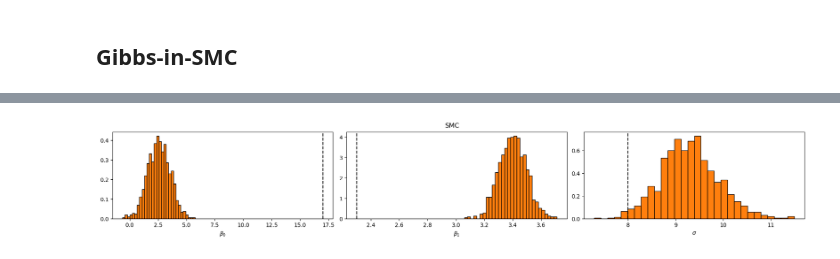
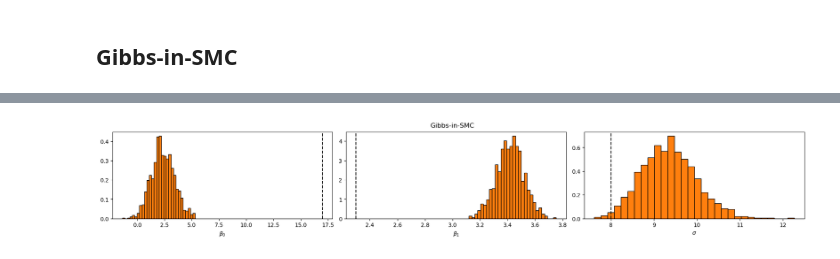
Before and after one commit to UncertaintyInComplexSystems/bamojax, a Jupyter notebook: bamojax/examples/toy_examples/linear_regression.ipynb, the cells around one changed output, grey strips where cells are left out. Drawn from its saved outputs; the diff is of its cells as text; code cells hidden in the pictures.

```diff
--- a/bamojax/examples/toy_examples/linear_regression.ipynb
+++ b/bamojax/examples/toy_examples/linear_regression.ipynb
@@ -229,15 +231,15 @@ num_mcmc_steps = 100
 num_particles = 1_000
 
 step_fns = dict(beta=normal_random_walk, sigma=normal_random_walk)
-step_fn_params = dict(beta=dict(sigma=0.05), sigma=dict(sigma=0.2))
+step_fn_params = dict(beta=dict(sigma=0.1), sigma=dict(sigma=0.5))
 
 gibbs = gibbs_sampler(LinearRegression, step_fns=step_fns, step_fn_params=step_fn_params)
 
 key, subkey = jrnd.split(key)
 
-final_state, lml, n_iter, final_info = smc_inference_loop(subkey, model=LinearRegression, kernel=gibbs, num_particles=num_particles, num_mcmc_steps=num_mcmc_steps)
+final_state_gibbs, lml, n_iter, final_info = smc_inference_loop(subkey, model=LinearRegression, kernel=gibbs, num_particles=num_particles, num_mcmc_steps=num_mcmc_steps)
 
-_ = plot_states(final_state.particles, color='tab:orange', title='SMC')
+_ = plot_states(final_state_gibbs.particles, color='tab:orange', title='Gibbs-in-SMC')
 
 for theta in ['beta', 'sigma']:
     print(f'Acceptance rate for {theta}: {jnp.mean(final_info.update_info[theta].is_accepted):0.3f}')
@@ -249 +251 @@ Wall time: 6.69 s
-[figure, old version]
+[figure, new version]
```
Also changed, not shown: parts of 10 cells of this notebook, 5 other files.
